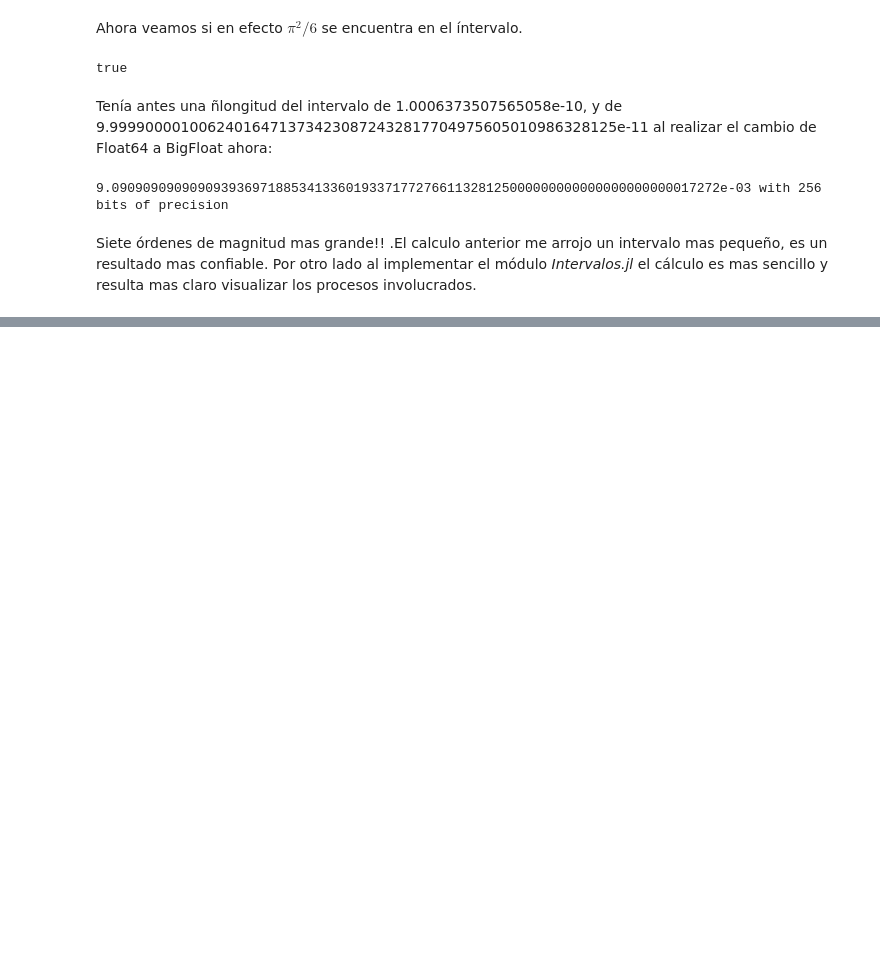
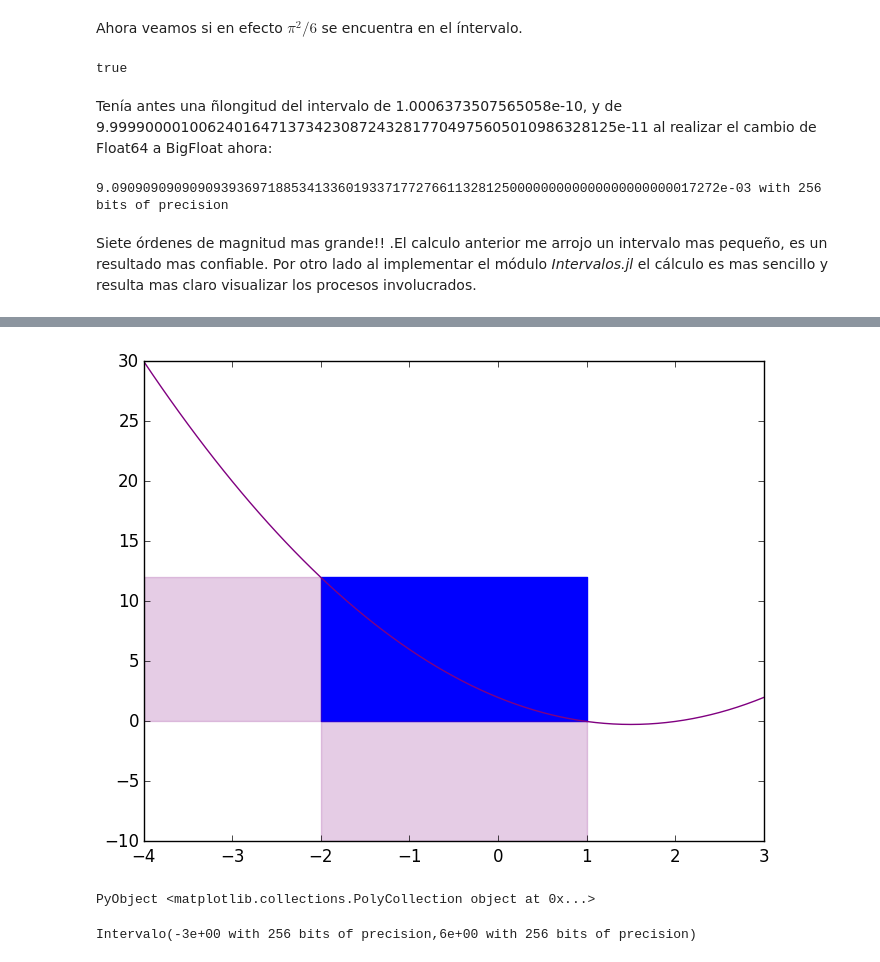
Before and after one commit to lauper1/tareas_fca, a Jupyter notebook: aritmeticaintervalos/24-marzo-2015_factcheck.ipynb, the cells around one changed output, grey strips where cells are left out. Drawn from its saved outputs; the diff is of its cells as text; code cells hidden in the pictures; blank space fills up the shorter version.

```diff
--- a/aritmeticaintervalos/24-marzo-2015_factcheck.ipynb
+++ b/aritmeticaintervalos/24-marzo-2015_factcheck.ipynb
@@ -49,0 +112,9 @@ Intervalo(-1e+00 with 256 bits of precision,1e+00 with 256 bits of precision)
+# %%
+grafica(-2,1, pol1)
+# %% [output]
+[figure, added]
+PyObject <matplotlib.collections.PolyCollection object at 0x...>
+# %%
+pol1(Intervalo(-1,2))
+# %% [output]
+Intervalo(-3e+00 with 256 bits of precision,6e+00 with 256 bits of precision)
```
Also changed, not shown: parts of 34 cells of this notebook.
